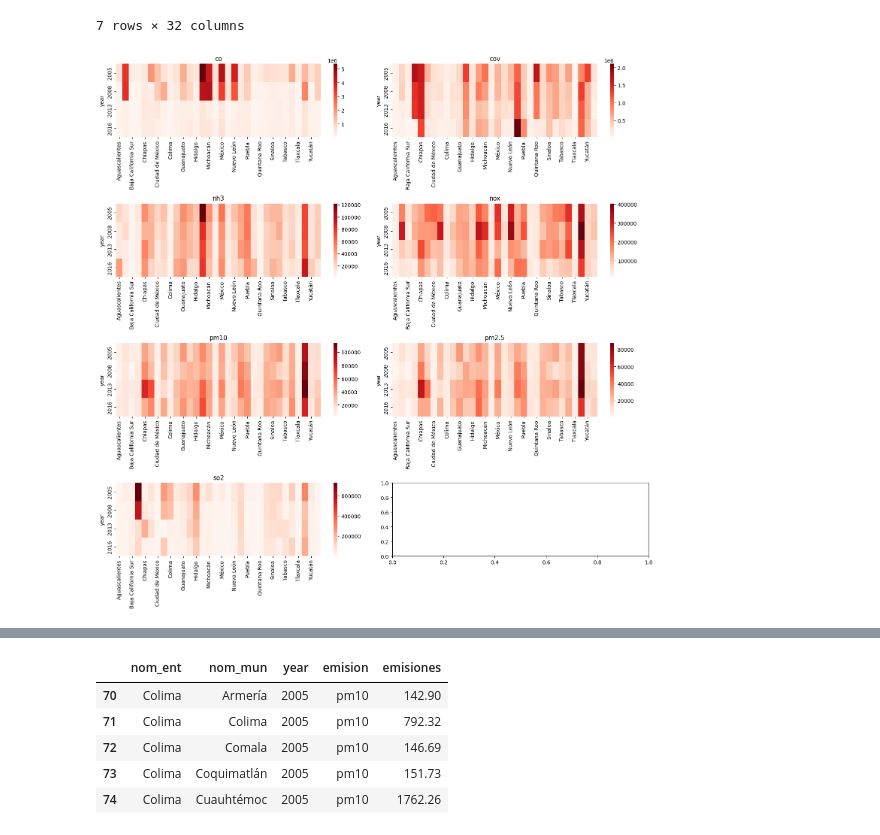
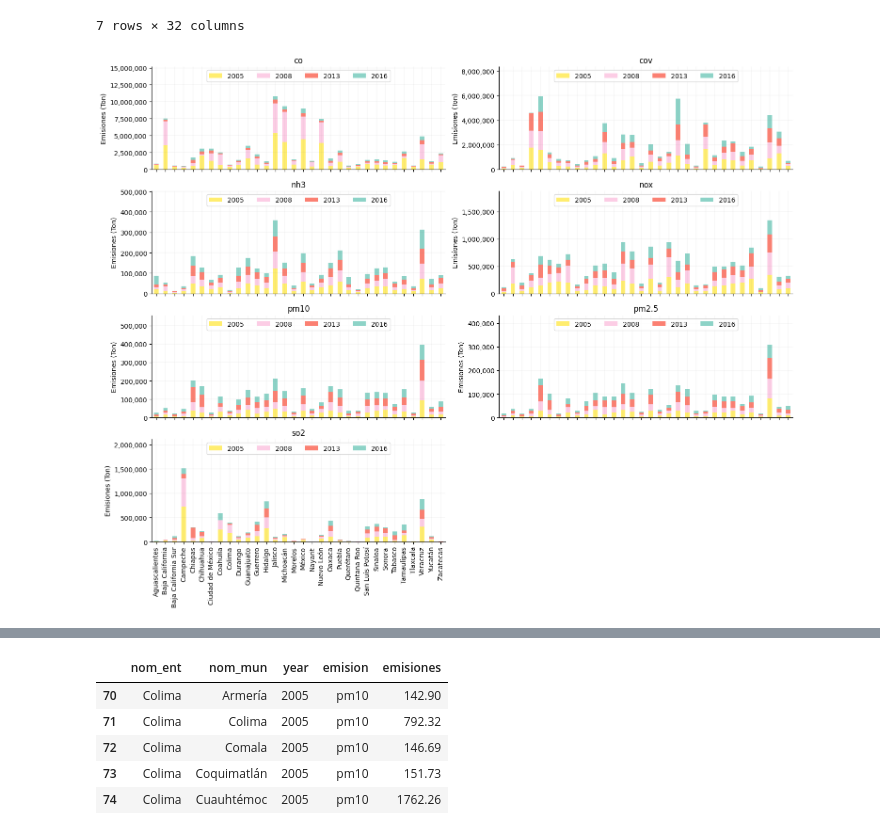
Before and after one commit to pcorner10/inventario_emisiones, a Jupyter notebook: INEM.ipynb, the cells around one changed output, grey strips where cells are left out. Drawn from its saved outputs; the diff is of its cells as text; code cells hidden in the pictures.

```diff
--- a/INEM.ipynb
+++ b/INEM.ipynb
@@ -325,25 +332,40 @@ df
 | so2 | 6000.12 | 33042.30 | 23237.54 | 728158.63 | 18957.13 | 79043.41 | 3327.44 | ... |
 7 rows × 32 columns
 # %%
-fig, ax = plt.subplots(figsize=(15, 15), ncols=2, nrows=4)
+fig, ax = plt.subplots(figsize=(15, 12), ncols=2, nrows=4, sharex=True)
 
 col = 0
 row = 0
+
 for emision, df in total_ent.groupby("emision"):
-  df = df.pivot_table("emisiones","year","nom_ent", aggfunc="sum")
 
-  ax[ row, col].set_title(emision)
-  sns.heatmap(df, ax=ax[row, col], fmt=".0f", cmap="Reds")
+  df = df.pivot_table("emisiones","nom_ent","year", aggfunc="sum")
+
+  ax[row, col].set_title(emision)
+  df.plot(kind='bar', stacked=True, ax=ax[row, col],  colormap="Set3_r", alpha=1)
 
   # hide xlabel
   ax[row, col].set_xlabel("")
+
+  ax[row, col].set_ylabel("Emisiones (Ton)")
+
+  # set ylimit from 0 to 40% higher than max value
+  ax[row, col].set_ylim(0, df.sum(axis=1).max() * 1.4)
+
+  ax[row, col].yaxis.set_major_formatter(ticker.FuncFormatter(lambda x, pos: '{:,.0f}'.format(x)))
+
+  ax[row, col].legend(ncol=4, loc="upper center")
+  # set a gray grid
+  ax[row, col].grid(color='gray', linestyle='-', linewidth=0.1, alpha=0.7)
 
   col += 1
   if col == 2:
     col = 0
     row += 1
-
+fig.delaxes(ax[3,1])
+sns.despine()
 plt.tight_layout()
+plt.savefig("img/emisiones_total_entidad_FIG1.png", dpi=300)
 plt.show()
 # %% [output]
-[figure, old version]
+[figure, new version]
```
Also changed, not shown: parts of 24 cells of this notebook, 9 other files.
